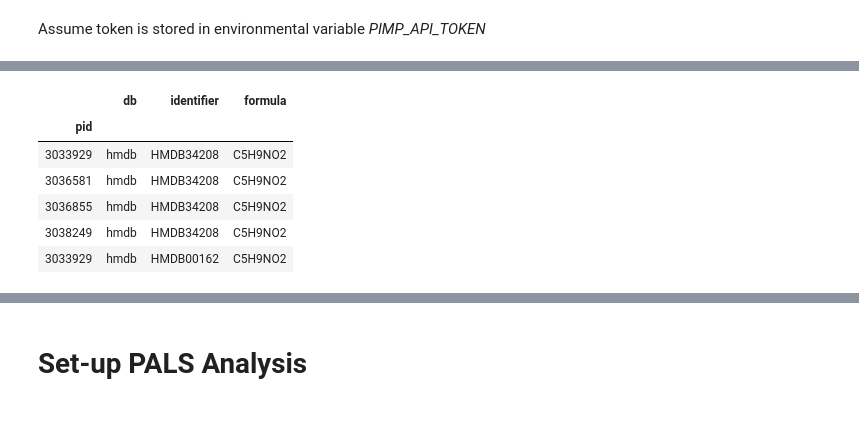
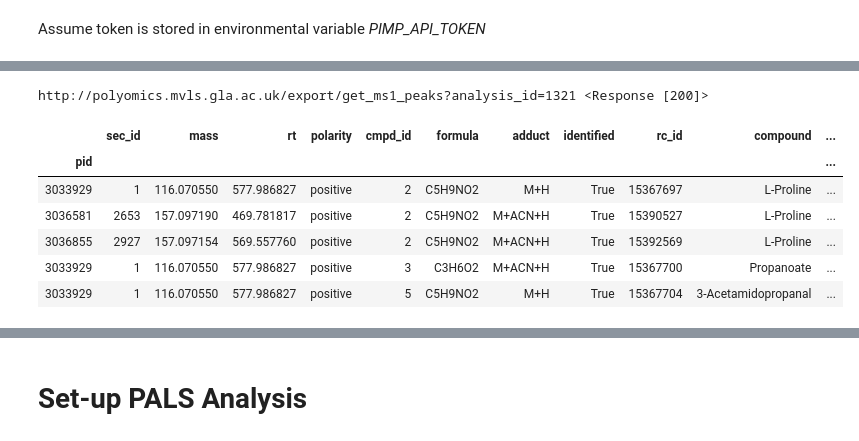
Before and after one commit to glasgowcompbio/PALS, a Jupyter notebook: notebooks/pals_demo.ipynb, the cells around one changed output, grey strips where cells are left out. Saved outputs shown, nothing was run; the diff lists cells and outputs as text; code cells hidden in the pictures.

```diff
--- a/notebooks/pals_demo.ipynb
+++ b/notebooks/pals_demo.ipynb
@@ -16,6 +16,8 @@ from feature_extraction import DataSource
 from pathway_analysis import PALS
 # %% [markdown]
 # Load data
+# %%
+database_name = 'kegg'
 # %% [markdown]
 Generate token by logging in to PiMP
 # %%
@@ -48,20 +51,21 @@ int_df.head()
 # %%
 formula_df_filename = os.path.join(os.getcwd(), 'test_data', 'formula_df.p')
 try:
     formula_df = pd.read_pickle(formula_df_filename)
 except FileNotFoundError:
-    formula_df = get_formula_df(token, PIMP_HOST, analysis_id)
-    formula_df.to_pickle('formula_df.p')
+    formula_df = get_formula_df(token, PIMP_HOST, analysis_id, database_name, polarity='positive')
+    formula_df.to_pickle(formula_df_filename)
 
 formula_df.head()
 # %% [output]
+http://polyomics.mvls.gla.ac.uk/export/get_ms1_peaks?analysis_id=1321 <Response [200]>
-|  | db | identifier | formula |
-| pid |  |  |  |
-| 3033929 | hmdb | HMDB34208 | C5H9NO2 |
-| 3036581 | hmdb | HMDB34208 | C5H9NO2 |
-| 3036855 | hmdb | HMDB34208 | C5H9NO2 |
-| 3038249 | hmdb | HMDB34208 | C5H9NO2 |
-| 3033929 | hmdb | HMDB00162 | C5H9NO2 |
+|  | sec_id | mass | rt | polarity | cmpd_id | formula | adduct | identified | rc_id | compound | ... |
+| pid |  |  |  |  |  |  |  |  |  |  | ... |
+| 3033929 | 1 | 116.070550 | 577.986827 | positive | 2 | C5H9NO2 | M+H | True | 15367697 | L-Proline | ... |
+| 3036581 | 2653 | 157.097190 | 469.781817 | positive | 2 | C5H9NO2 | M+ACN+H | True | 15390527 | L-Proline | ... |
+| 3036855 | 2927 | 157.097154 | 569.557760 | positive | 2 | C5H9NO2 | M+ACN+H | True | 15392569 | L-Proline | ... |
+| 3033929 | 1 | 116.070550 | 577.986827 | positive | 3 | C3H6O2 | M+ACN+H | True | 15367700 | Propanoate | ... |
+| 3033929 | 1 | 116.070550 | 577.986827 | positive | 5 | C5H9NO2 | M+H | True | 15367704 | 3-Acetamidopropanal | ... |
 # %%
 experimental_design_filename = os.path.join(os.getcwd(), 'test_data', 'experimental_design.p')
 try:
```
Also changed, not shown: parts of 13 cells of this notebook, 5 other files.
